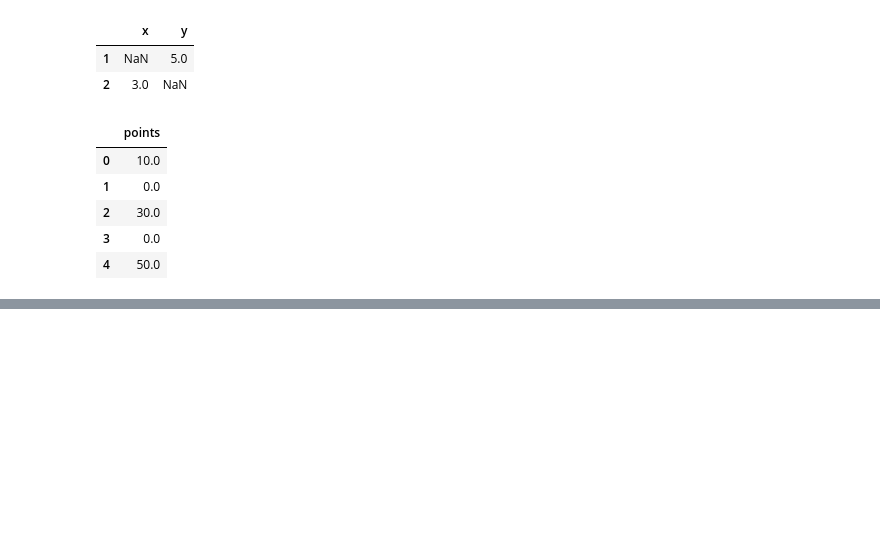
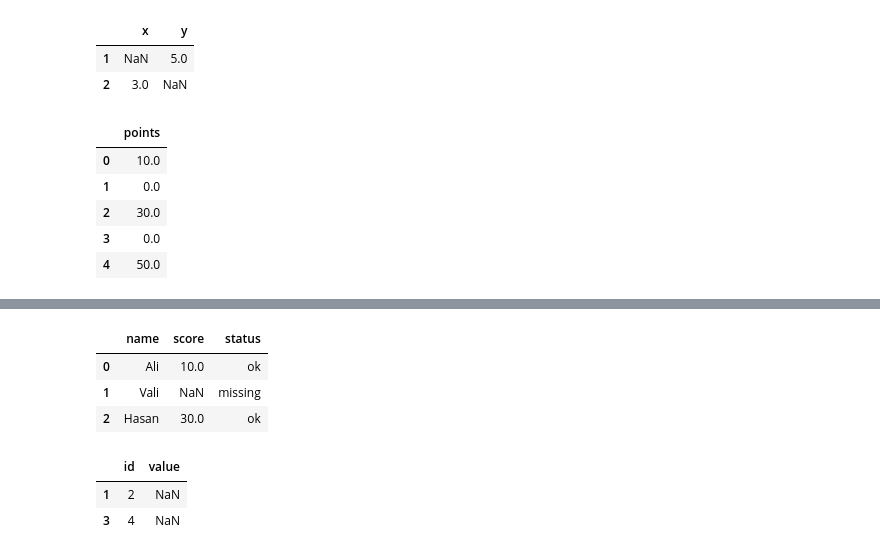
Before and after one commit to madaminovmuhammadjalil/pandas-exercises, a Jupyter notebook: Another_copy_of_Копия_pandas100.ipynb, the cells around one changed output, grey strips where cells are left out. Cells and saved outputs as stored; diff of their text form; code cells hidden in the pictures; blank space fills up the shorter version.

```diff
--- a/Another_copy_of_Копия_pandas100.ipynb
+++ b/Another_copy_of_Копия_pandas100.ipynb
@@ -677,0 +754,28 @@ data6
+# %%
+# 77
+data12 = {
+    "name": ["Ali", "Vali", "Hasan"],
+    "score": [10, None, 30],
+    "status": ["ok", "ok", "ok"]
+}
+data12 = df(data12)
+data12.loc[data12["score"].isna(),"status"] = "missing"
+data12
+# %% [output]
+|  | name | score | status |
+| 0 | Ali | 10.0 | ok |
+| 1 | Vali | NaN | missing |
+| 2 | Hasan | 30.0 | ok |
+# %%
+# 78
+data13 = {
+    "id": [1, 2, 3, 4],
+    "value": [5, None, 7, None]
+}
+data13 = df(data13)
+data13_new =data13[data13["value"].isna()]
+data13_new
+# %% [output]
+|  | id | value |
+| 1 | 2 | NaN |
+| 3 | 4 | NaN |
```
Also changed, not shown: parts of 12 cells of this notebook.
